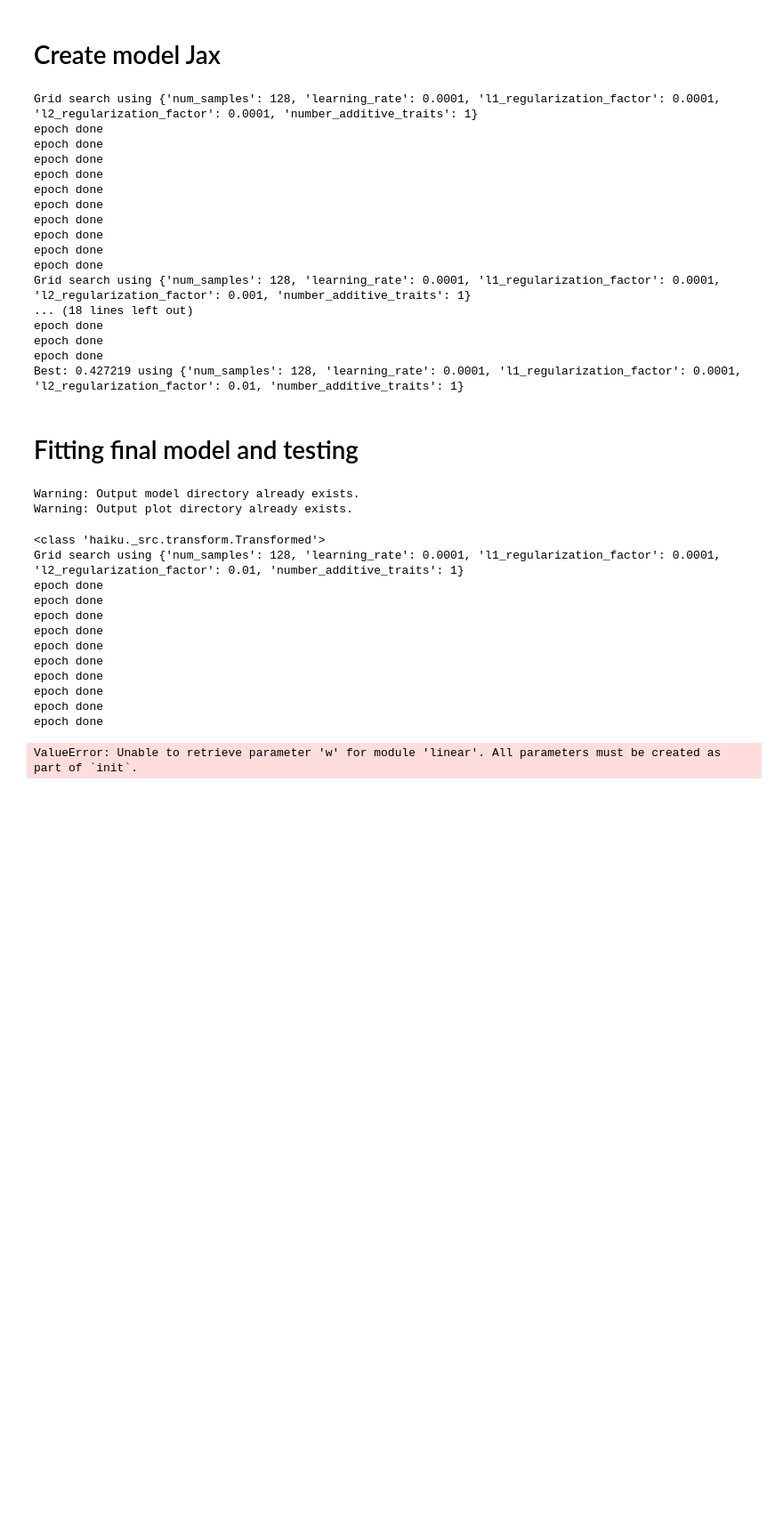
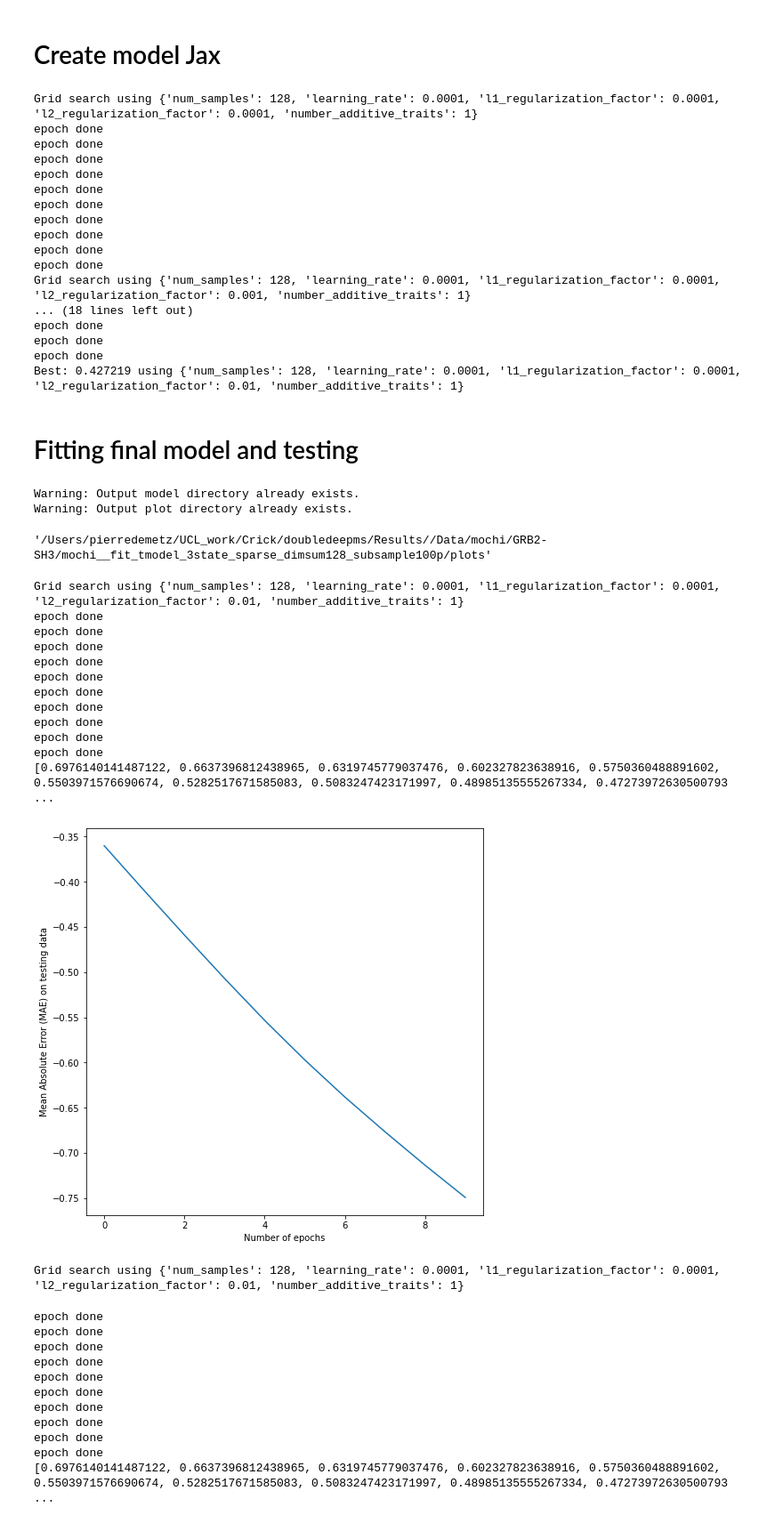
Before and after one commit to frohlich-lab/PierreDeMetz, a Jupyter notebook: inst/python/function_design.ipynb, the cells around one changed output. Shown: that part at 89% size. Cells and saved outputs as stored; diff of their text form; code cells hidden in the pictures; blank space fills up the shorter version.

Commit message:
directory changes

```diff
--- a/inst/python/function_design.ipynb
+++ b/inst/python/function_design.ipynb
@@ -283,9 +248,21 @@ try:
   os.mkdir(plot_directory)
 except FileExistsError:
   print("Warning: Output plot directory already exists.")
+
+#Weights directory
+weights_directory = os.path.join(output_directory, "weights")
+#Create output plot directory
+try:
+  os.mkdir(weights_directory)
+except FileExistsError:
+  print("Warning: Output weights directory already exists.")
 # %% [output]
 Warning: Output model directory already exists.
 Warning: Output plot directory already exists.
+# %%
+plot_directory
+# %% [output]
+'/Users/pierredemetz/UCL_work/Crick/doubledeepms/Results//Data/mochi/GRB2-SH3/mochi__fit_tmodel_3state_sparse_dimsum128_subsample100p/plots'
 # %%
 from training import model_training, shuffle_weights
 # %%
@@ -323,47 +300,56 @@ for model_count in range(num_models):
     #Shuffle model weights
     shuffled_weights = shuffle_weights(rng, weights)
 
-    #print(type(model))
-
     #Fit the model on best params
-    history, model = model_training(model, optimizer, shuffled_weights, opt_state, best_params, model_data_jax, num_epochs_grid, rng)
+    history, model, trained_weights = model_training(model, optimizer, shuffled_weights, opt_state, best_params, model_data_jax, num_epochs_grid, rng)
 
     # Model predictions on observed variants
-    model_predictions = model.apply(best_params,
+    model_predictions = model.apply(trained_weights,
                                     model_data_jax['obs']['select'],
                                     model_data_jax['obs']['fold'],
                                     model_data_jax['obs']['bind']
                                    )
-
     #save model
     #model.save(os.path.join(model_directory, 'my_model_'+str(model_count)))
-    with open(f'weights_{model_count}.pickle', 'wb') as handle:
+    with open(os.path.join(weights_directory, f'weights_{model_count}.pickle'), 'wb') as handle:
         pickle.dump(shuffled_weights, handle, protocol=pickle.HIGHEST_PROTOCOL)
 
     #load model
     #model = load_model(os.path.join(model_directory, 'my_model_'+str(model_count)))
-    with open(f'weights_{model_count}.pickle', 'rb') as handle:
+    with open(os.path.join(weights_directory, f'weights_{model_count}.pickle'), 'rb') as handle:
         shuffled_weights_reloaded = pickle.load(handle)
 
     print(history)
     #Plot model performance per epoch
     my_figure = plt.figure(figsize = (8,8))
     plt.plot(np.log(history))
     plt.xlabel('Number of epochs')
     plt.ylabel('Mean Absolute Error (MAE) on testing data')
     plt.show()
     my_figure.savefig(os.path.join(plot_directory, "model_performance_perepoch_"+str(model_count)+".pdf"), bbox_inches='tight')
 # %% [output]
-<class 'haiku._src.transform.Transformed'>
 Grid search using {'num_samples': 128, 'learning_rate': 0.0001, 'l1_regularization_factor': 0.0001, 'l2_regularization_factor': 0.01, 'number_additive_traits': 1}
 epoch done
 epoch done
 epoch done
 epoch done
 epoch done
 epoch done
 epoch done
 epoch done
 epoch done
 epoch done
+[0.6976140141487122, 0.6637396812438965, 0.6319745779037476, 0.602327823638916, 0.5750360488891602, 0.5503971576690674, 0.5282517671585083, 0.5083247423171997, 0.48985135555267334, 0.47273972630500793 ...
+[figure, added]
-ValueError: Unable to retrieve parameter 'w' for module 'linear'. All parameters must be created as part of `init`.
+Grid search using {'num_samples': 128, 'learning_rate': 0.0001, 'l1_regularization_factor': 0.0001, 'l2_regularization_factor': 0.01, 'number_additive_traits': 1}
+epoch done
+epoch done
+epoch done
+epoch done
+epoch done
+epoch done
+epoch done
+epoch done
+epoch done
+epoch done
+[0.6976140141487122, 0.6637396812438965, 0.6319745779037476, 0.602327823638916, 0.5750360488891602, 0.5503971576690674, 0.5282517671585083, 0.5083247423171997, 0.48985135555267334, 0.47273972630500793 ...
```
Also changed, not shown: parts of 6 cells of this notebook, 1 other file.
